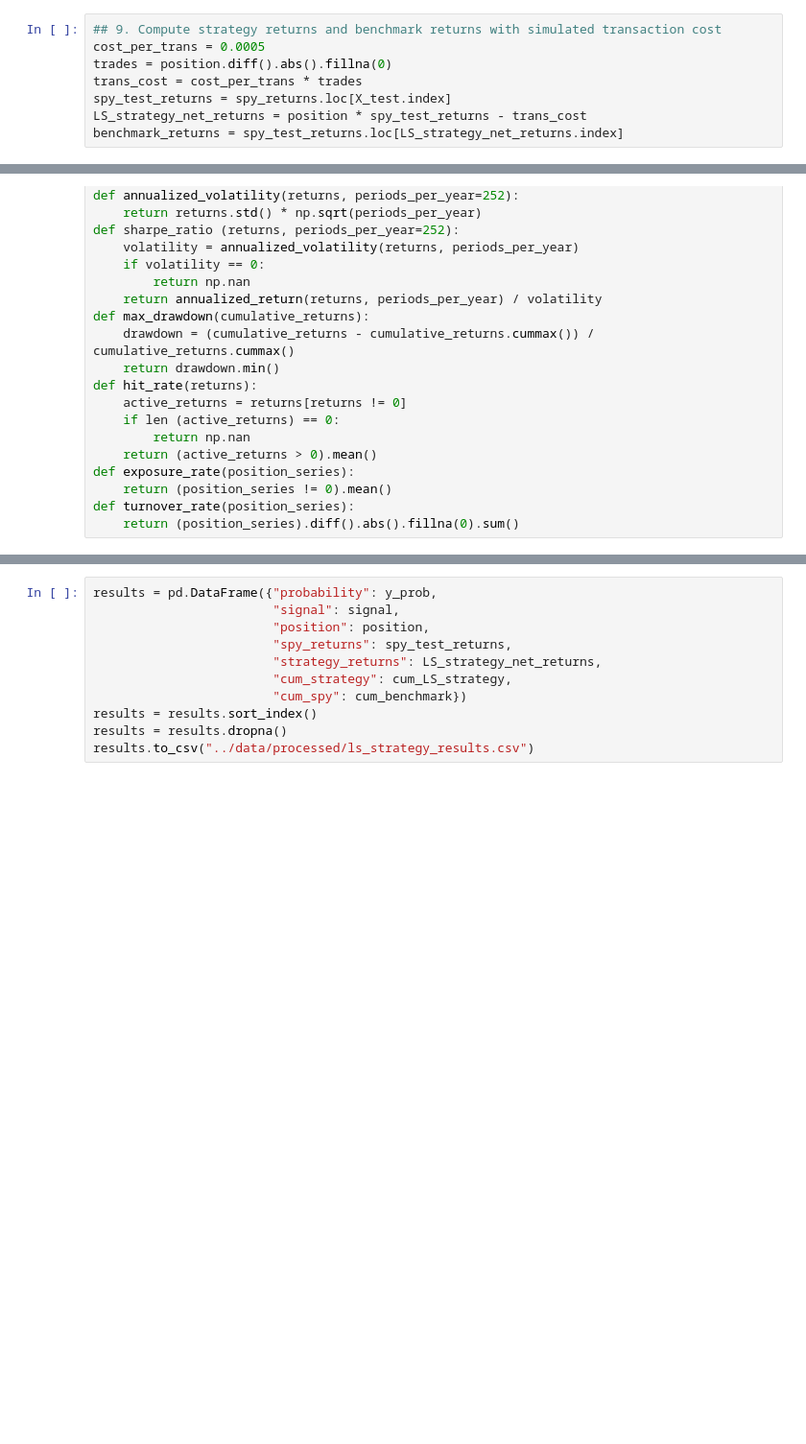
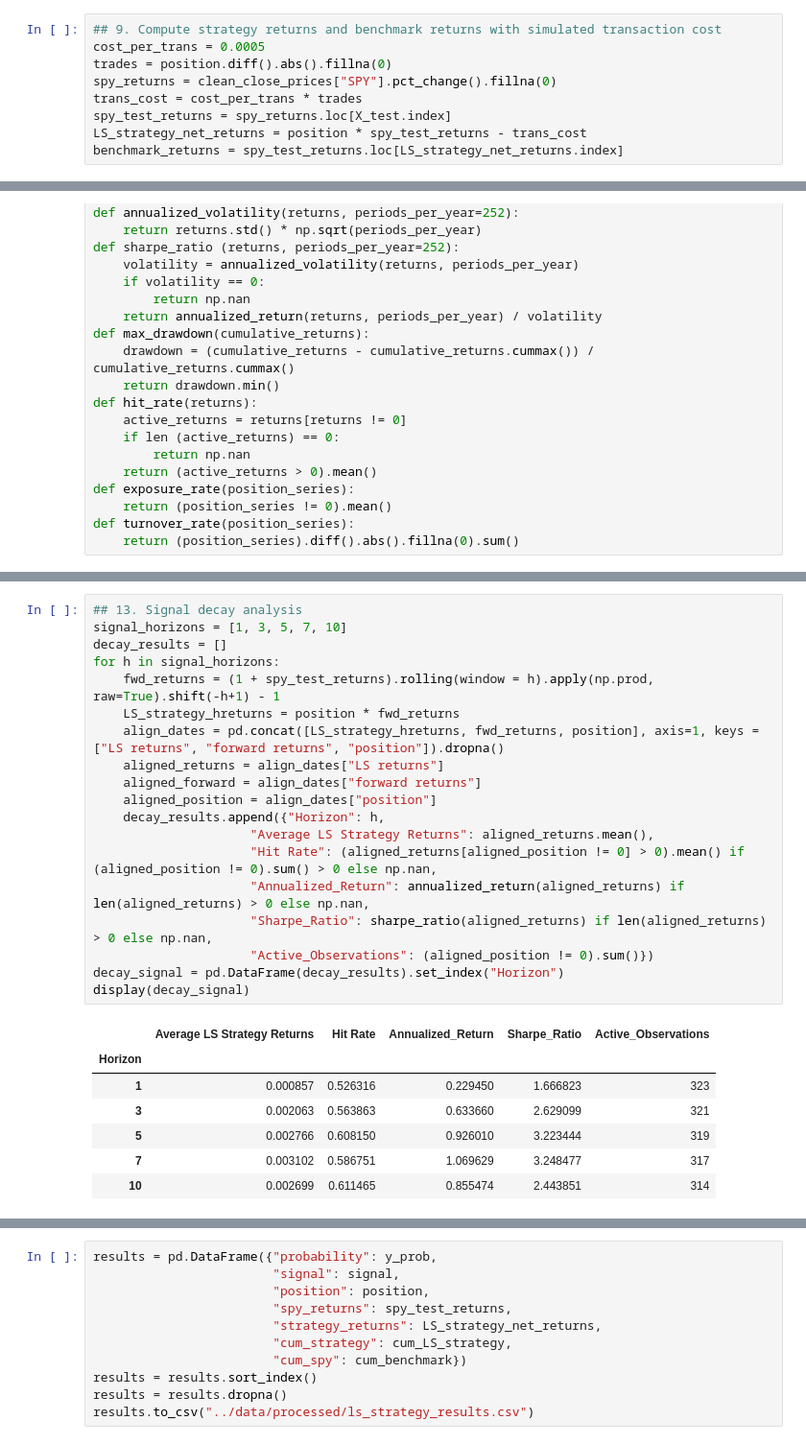
Before and after one commit to ananxu-jole/multi-factor-equity-alpha-model, a Jupyter notebook: notebooks/06_long_short_strategy_validation.ipynb, the cells around one changed output, grey strips where cells are left out. Shown at 96% size. Saved outputs shown, nothing was run; the diff lists cells and outputs as text; blank space fills up the shorter version.

Commit message:
Notebook 6 refinement and Notebook 7: feature ablation and volatility strategy optimization

```diff
--- a/notebooks/06_long_short_strategy_validation.ipynb
+++ b/notebooks/06_long_short_strategy_validation.ipynb
@@ -84,6 +89,7 @@ dtype: float64
 ## 9. Compute strategy returns and benchmark returns with simulated transaction cost
 cost_per_trans = 0.0005
 trades = position.diff().abs().fillna(0)
+spy_returns = clean_close_prices["SPY"].pct_change().fillna(0)
 trans_cost = cost_per_trans * trades
 spy_test_returns = spy_returns.loc[X_test.index]
 LS_strategy_net_returns = position * spy_test_returns - trans_cost
@@ -143,4 +148,31 @@ Max Drawdown: -0.1562
 Hit Rate: 0.4665
 Exposure Rate: 0.8015
 Turnover: 71.0000
+# %%
+## 13. Signal decay analysis
+signal_horizons = [1, 3, 5, 7, 10]
+decay_results = []
+for h in signal_horizons:
+    fwd_returns = (1 + spy_test_returns).rolling(window = h).apply(np.prod, raw=True).shift(-h+1) - 1
+    LS_strategy_hreturns = position * fwd_returns
+    align_dates = pd.concat([LS_strategy_hreturns, fwd_returns, position], axis=1, keys = ["LS returns", "forward returns", "position"]).dropna()
+    aligned_returns = align_dates["LS returns"]
+    aligned_forward = align_dates["forward returns"]
+    aligned_position = align_dates["position"]
+    decay_results.append({"Horizon": h,
+                     "Average LS Strategy Returns": aligned_returns.mean(),
+                     "Hit Rate": (aligned_returns[aligned_position != 0] > 0).mean() if (aligned_position != 0).sum() > 0 else np.nan,
+                     "Annualized_Return": annualized_return(aligned_returns) if len(aligned_returns) > 0 else np.nan,
+                     "Sharpe_Ratio": sharpe_ratio(aligned_returns) if len(aligned_returns) > 0 else np.nan,
+                     "Active_Observations": (aligned_position != 0).sum()})
+decay_signal = pd.DataFrame(decay_results).set_index("Horizon")
+display(decay_signal)
+# %% [output]
+|  | Average LS Strategy Returns | Hit Rate | Annualized_Return | Sharpe_Ratio | Active_Observations |
+| Horizon |  |  |  |  |  |
+| 1 | 0.000857 | 0.526316 | 0.229450 | 1.666823 | 323 |
+| 3 | 0.002063 | 0.563863 | 0.633660 | 2.629099 | 321 |
+| 5 | 0.002766 | 0.608150 | 0.926010 | 3.223444 | 319 |
+| 7 | 0.003102 | 0.586751 | 1.069629 | 3.248477 | 317 |
+| 10 | 0.002699 | 0.611465 | 0.855474 | 2.443851 | 314 |
 # %%
```
Also changed, not shown: parts of 5 cells of this notebook, 1 other file.
